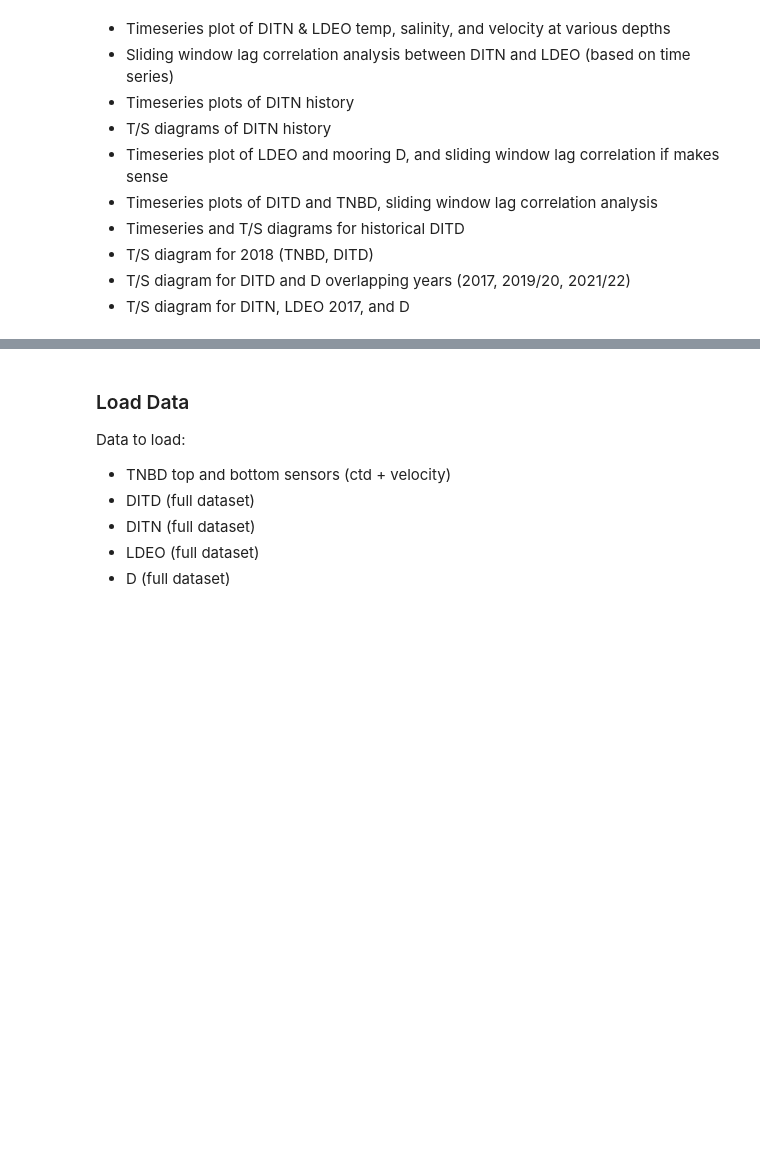
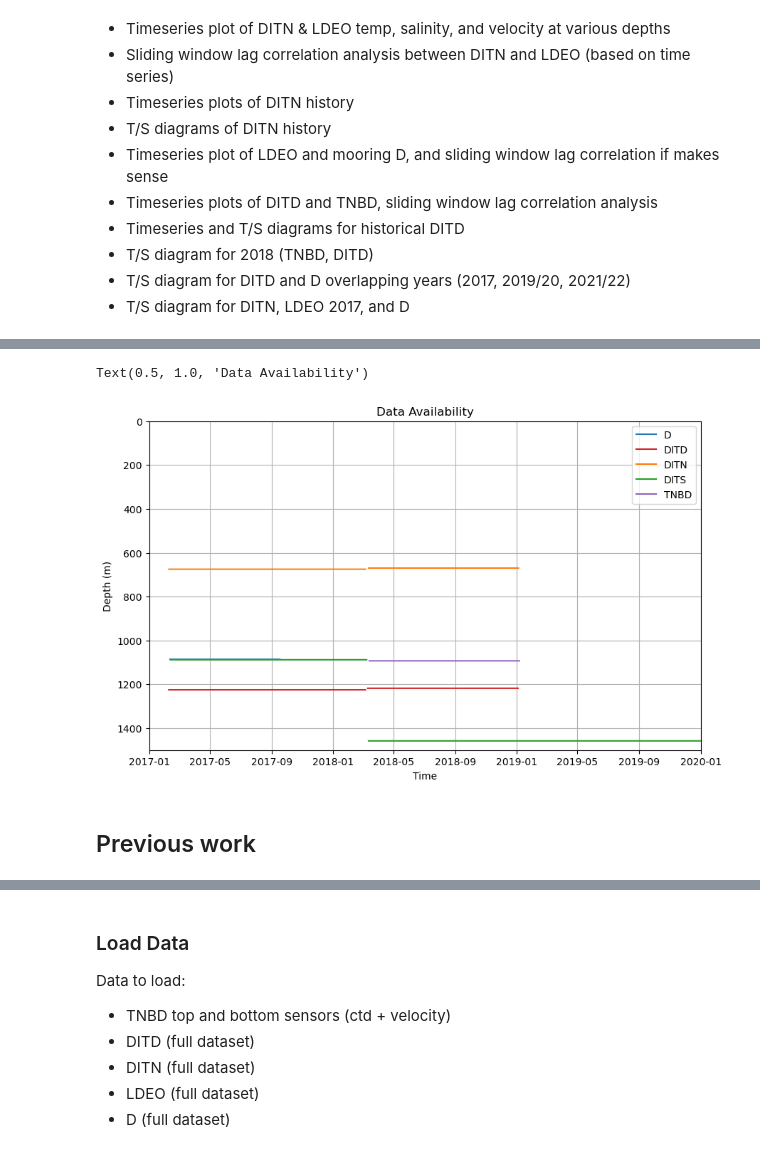
Before and after one commit to MackenzieBlanusa/TNB_tools, a Jupyter notebook: examples/MS_plots.ipynb, the cells around one changed output, grey strips where cells are left out. Cells and saved outputs as stored; diff of their text form; code cells hidden in the pictures; blank space fills up the shorter version.

```diff
--- a/examples/MS_plots.ipynb
+++ b/examples/MS_plots.ipynb
@@ -23,3 +27,50 @@ import pandas as pd
+# %%
+# load in moorings
+# Load in datatree (DELL)
+moorings = xr.open_datatree('/Users/mblan/Documents/research/TNB_tools/examples/TNB_Moorings_DataTree.nc')
+
+# Load in datatree (MAC)
+# moorings = xr.open_datatree('TNB_Moorings_DataTree.nc')
+# %%
+# make a figure
+fig = plt.figure(figsize=(10,6))
+
+# # define depth for y-axis
+# depth = np.arange(0,1600,100)
+
+# # define time for x axis
+# years = np.arange('2017','2020',dtype='datetime64[Y]')
+ds = moorings['D/2017/ctd/bot'].to_dataset()
+# 2017 Data
+plt.plot(ds.time,np.ones(ds.time.size)*ds.z.values,label='D',color='tab:blue')
+plt.plot(moorings['DITD/2017/ctd/bot'].time,np.ones(moorings['DITD/2017/ctd/bot'].time.size)*moorings['DITD/2017/ctd/bot'].z.values,label='DITD',color='tab:red')
+plt.plot(moorings['DITN/2017/ctd/bot'].time,np.ones(moorings['DITN/2017/ctd/bot'].time.size)*moorings['DITN/2017/ctd/bot'].z.values,label='DITN',color='tab:orange')
+plt.plot(moorings['DITS/2017/ctd/bot'].time,np.ones(moorings['DITS/2017/ctd/bot'].time.size)*moorings['DITS/2017/ctd/bot'].z.values,label='DITS',color='tab:green')
+# plt.plot(moorings['LDEO/2017/ctd/bot'].time,np.ones(moorings['LDEO/2017/ctd/bot'].time.size)*moorings['LDEO/2017/ctd/bot'].z.values,label='LDEO',color='tab:purple')
+
+# 2018 Data
+plt.plot(moorings['DITD/2018/ctd/bot'].time,np.ones(moorings['DITD/2018/ctd/bot'].time.size)*moorings['DITD/2018/ctd/bot'].z.values,label='DITD',color='tab:red')
+plt.plot(moorings['DITN/2018/ctd/bot'].time,np.ones(moorings['DITN/2018/ctd/bot'].time.size)*moorings['DITN/2018/ctd/bot'].z.values,label='DITN',color='tab:orange')
+plt.plot(moorings['DITS/2018/ctd/bot'].time,np.ones(moorings['DITS/2018/ctd/bot'].time.size)*moorings['DITS/2018/ctd/bot'].z.values,label='DITS',color='tab:green')
+plt.plot(moorings['TNBD/2018/ctd/bot'].time,np.ones(moorings['TNBD/2018/ctd/bot'].time.size)*moorings['TNBD/2018/ctd/bot'].z.values,label='TNBD',color='tab:purple')
+
+plt.ylim(1500,0)
+plt.xlim(datetime(2017,1,1),datetime(2020,1,1))
+plt.grid()
+plt.ylabel('Depth (m)')
+plt.xlabel('Time')
+
+# Remove duplicates
+handles, labels = plt.gca().get_legend_handles_labels()
+by_label = dict(zip(labels, handles))
+plt.legend(by_label.values(), by_label.keys(), loc='upper right')
+
+plt.title('Data Availability')
+# %% [output]
+Text(0.5, 1.0, 'Data Availability')
+[figure, added]
+# %% [markdown]
+## Previous work
 # %%
 def summarize_all(dt):
     """Return a DataFrame summarizing the entire DataTree."""
```
Also changed, not shown: parts of 2 cells of this notebook.
